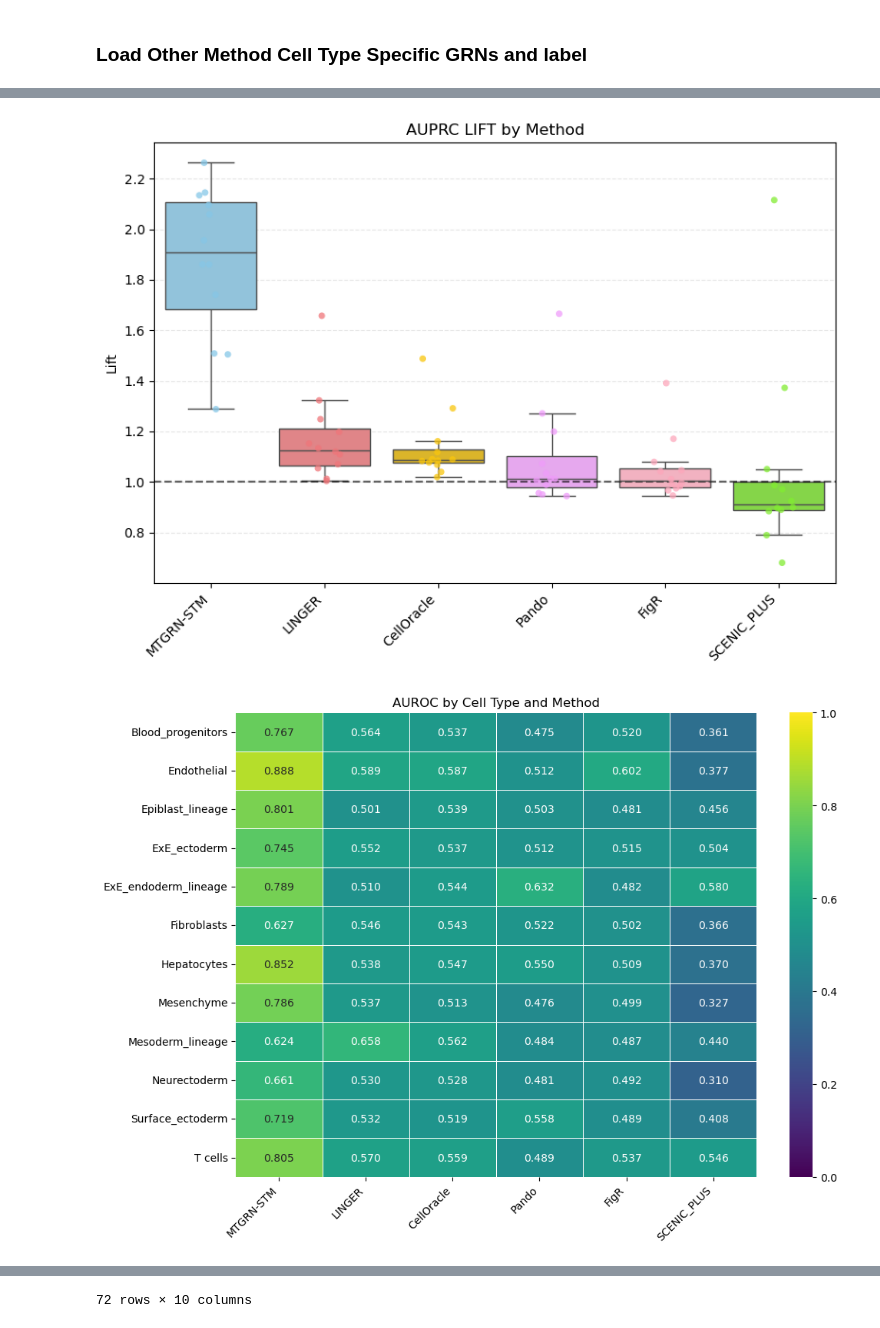
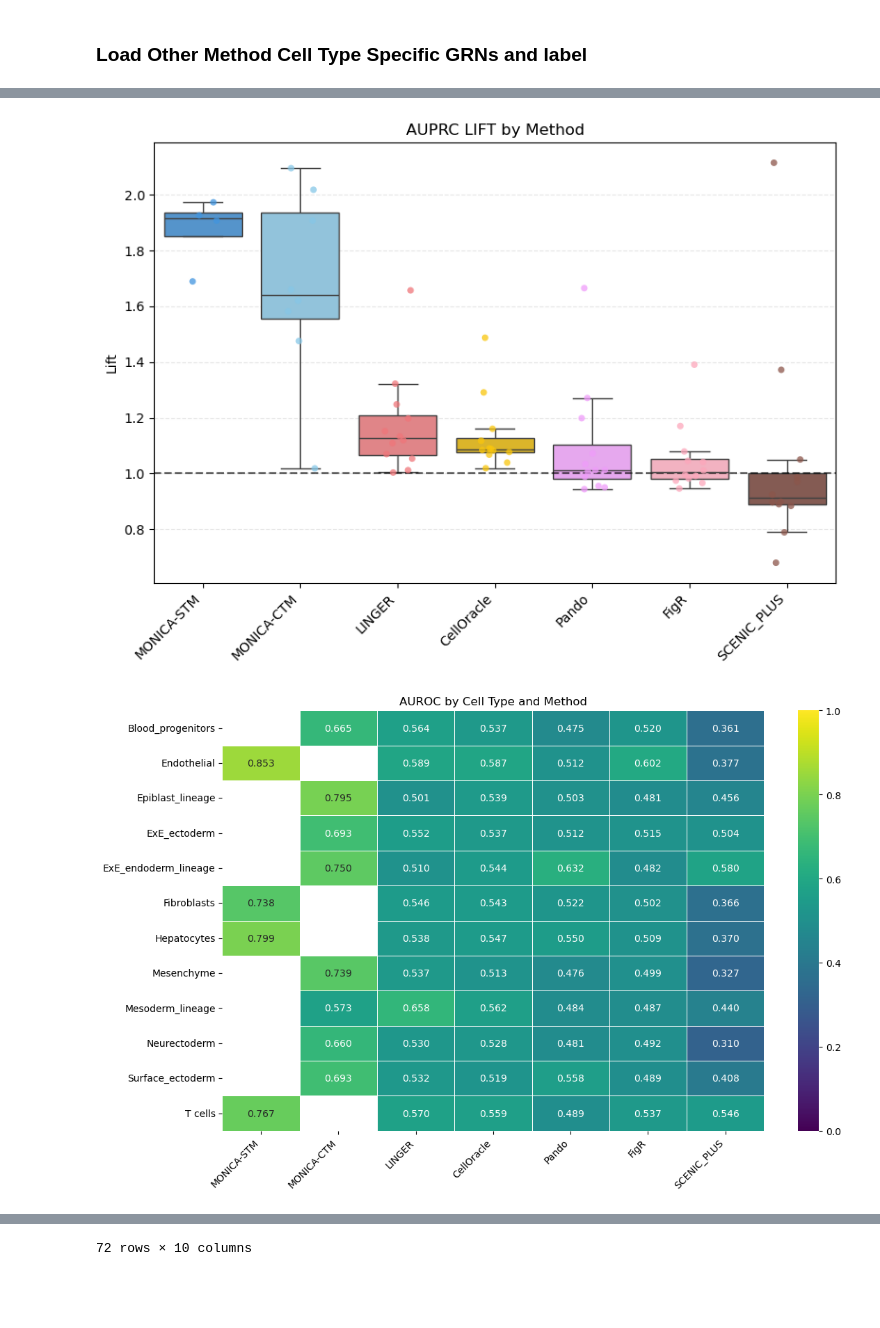
Before and after one commit to emoeller80281/Custom_GRN_Inference, a Jupyter notebook: TETHER/scripts/celltype_model_evaluation.ipynb, the cells around one changed output, grey strips where cells are left out. Saved outputs shown, nothing was run; the diff lists cells and outputs as text; code cells hidden in the pictures; blank space fills up the shorter version.

```diff
--- a/TETHER/scripts/celltype_model_evaluation.ipynb
+++ b/TETHER/scripts/celltype_model_evaluation.ipynb
@@ -345,8 +584,10 @@ def load_tf_tg_regulation_model(
 # %%
 species = "mm10"
 
+model_run_name = "celltype_joint_3884266_20260921_100631_205004"
+
 mm10_tf_dna_path = CHKPT_DIR / "new_tf_dna_models" / "mm10_3831017_epoch_12.ckpt"
-model_checkpoint = CHKPT_DIR / "celltype_tf_tg" / "celltype_joint_3881696_20260916_181748_296478" / "checkpoints" / "last.ckpt"
+model_checkpoint = CHKPT_DIR / "celltype_tf_tg" / model_run_name / "checkpoints" / "last.ckpt"
 
 device = torch.device("cuda" if torch.cuda.is_available() else "cpu")
 
@@ -771,7 +1041,10 @@ gt_file_index = {
 gt_cache = {}
 method_grns = {}
 
-celltypes = evaluation_grn["CellType"].dropna().unique()
+cross_model_celltypes = evaluation_grn["CellType"].dropna().unique()
+self_model_celltypes = self_trained_grn["CellType"].dropna().unique()
+
+celltypes = sorted(set(cross_model_celltypes) | set(self_model_celltypes))
 
 for celltype in celltypes:
     print(celltype)
@@ -970,15 +1245,16 @@ comparison_plot_dir = (
 )
 comparison_plot_dir.mkdir(parents=True, exist_ok=True)
 
-# method_grns contains the external methods. Add the evaluated TF-TG model,
-# keeping one DataFrame per (method, cell type). Each method is scored over the
-# labeled edge set already prepared above; unscored edges are not zero-filled.
+# Add self-trained and cross-model GRNs to the comparison dictionary
 comparison_grns = {
     key: frame.copy() for key, frame in method_grns.items()
 }
+for cell_type, frame in self_trained_grn.groupby("CellType", sort=True):
+    comparison_grns[(SELF_MODEL_METHOD, cell_type)] = frame.copy()
 for cell_type, frame in evaluation_grn.groupby("CellType", sort=True):
-    comparison_grns[(SELF_MODEL_METHOD, cell_type)] = frame.copy()
+    comparison_grns[(CROSS_MODEL_METHOD, cell_type)] = frame.copy()
 
+# Set method order
 available_methods = sorted({method for method, _ in comparison_grns})
 method_order = (
     ([SELF_MODEL_METHOD] if SELF_MODEL_METHOD in available_methods else [])
@@ -1323,2 +1599,2 @@ print(f"Saved comparison plots and metrics to {comparison_plot_dir}")
-[figure, old version]
+[figure, new version]
-[figure, old version]
+[figure, new version]
```
Also changed, not shown: parts of 28 cells of this notebook, 3 other files.
